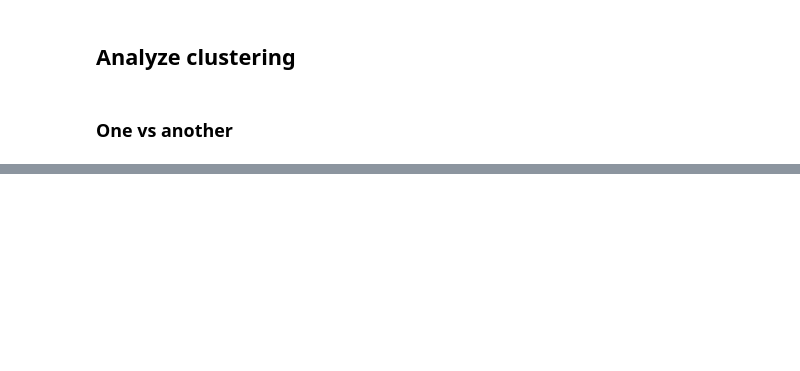
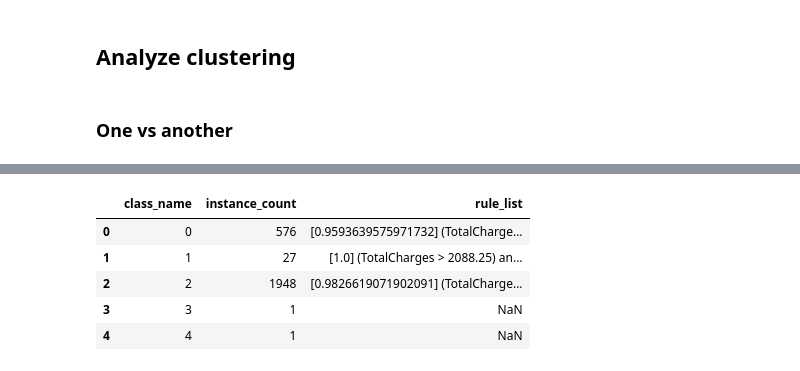
Before and after one commit to vlandeau/customer-churn-clustering, a Jupyter notebook: clustering.ipynb, the cells around one changed output, grey strips where cells are left out. Drawn from its saved outputs; the diff is of its cells as text; code cells hidden in the pictures; blank space fills up the shorter version.

```diff
--- a/clustering.ipynb
+++ b/clustering.ipynb
@@ -108,0 +121,4 @@ fig.show()
+# %%
+x_with_rf_feature_importance = (x_scaled.T * feature_importances.reshape(-1, 1)).T
+aggl_clustering_feature_importance = AgglomerativeClustering(n_clusters=n_clusters, linkage="average")
+aggl_clustering_feature_importance.fit(x_with_rf_feature_importance)
@@ -262 +252,10 @@ cluster_report(x, ag_eucl.labels_, min_samples_leaf=20, pruning_level=0.01)
+# %%
+cluster_report(x_with_likely_churn, aggl_clustering_feature_importance.labels_, min_samples_leaf=20, pruning_level=0.01)
+# %% [output]
+|  | class_name | instance_count | rule_list |
+| 0 | 0 | 576 | [0.9593639575971732] (TotalCharge... |
+| 1 | 1 | 27 | [1.0] (TotalCharges > 2088.25) an... |
+| 2 | 2 | 1948 | [0.9826619071902091] (TotalCharge... |
+| 3 | 3 | 1 | NaN |
+| 4 | 4 | 1 | NaN |
 # %%
```
Also changed, not shown: parts of 36 cells of this notebook, 1 other file.
